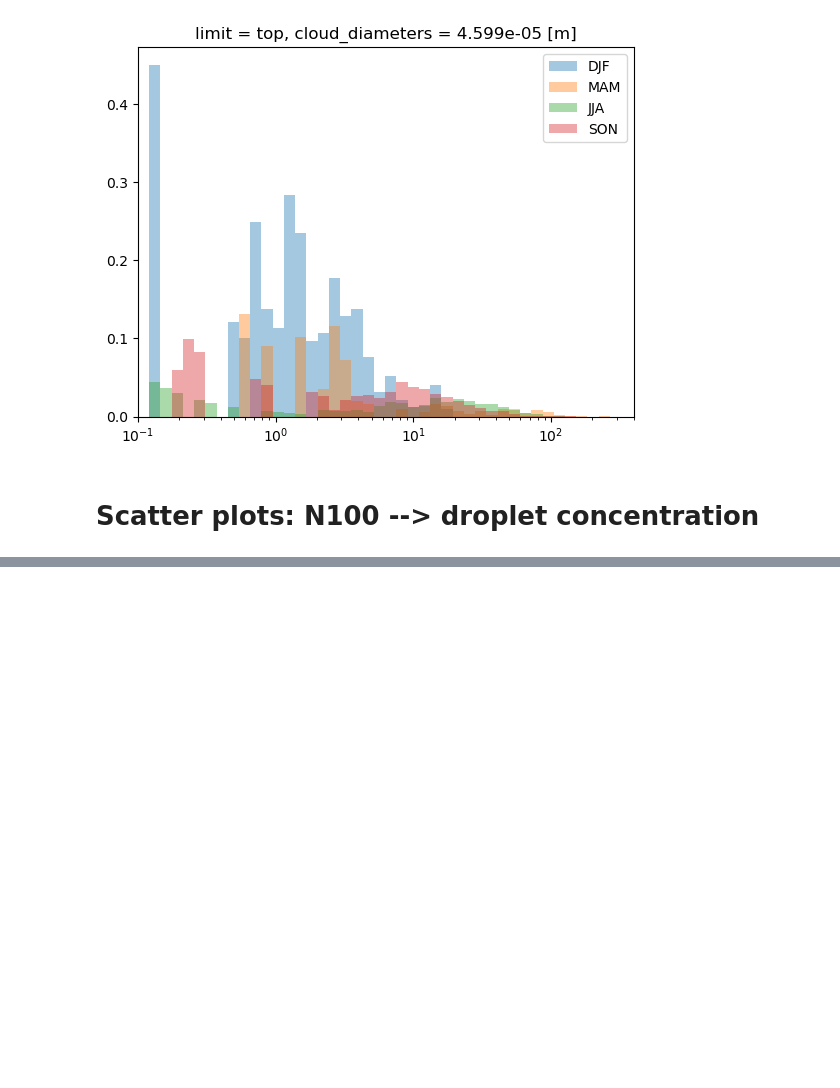
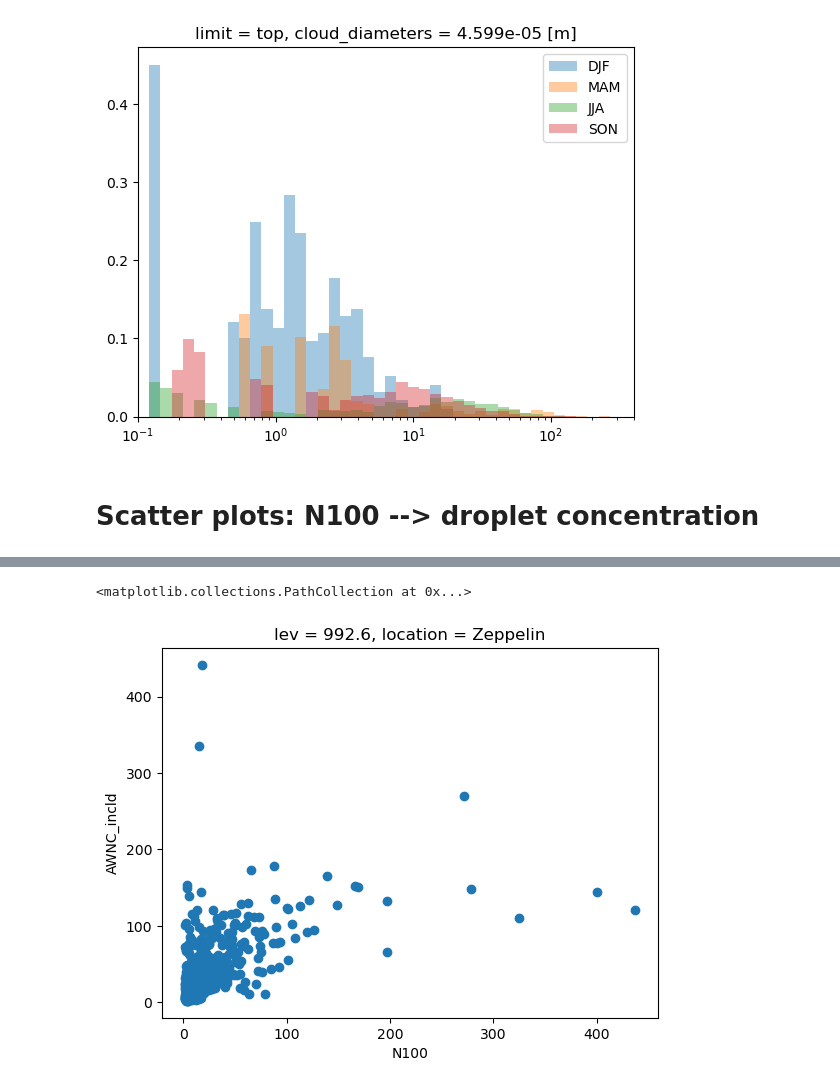
Before and after one commit to eScience-course/-Tjaernoe2022-group1, a Jupyter notebook: notebooks/Ingvild/NorESMatZeppelin.ipynb, the cells around one changed output, grey strips where cells are left out. Drawn from its saved outputs; the diff is of its cells as text; code cells hidden in the pictures; blank space fills up the shorter version.

```diff
--- a/notebooks/Ingvild/NorESMatZeppelin.ipynb
+++ b/notebooks/Ingvild/NorESMatZeppelin.ipynb
@@ -535,0 +568,5 @@ Attributes:
+# %%
+ds_daily.isel(lev=-1).sel(location='Zeppelin').plot.scatter('N100', 'AWNC_incld')
+# %% [output]
+<matplotlib.collections.PathCollection at 0x...>
+[figure, added]
```
Also changed, not shown: parts of 12 cells of this notebook.
